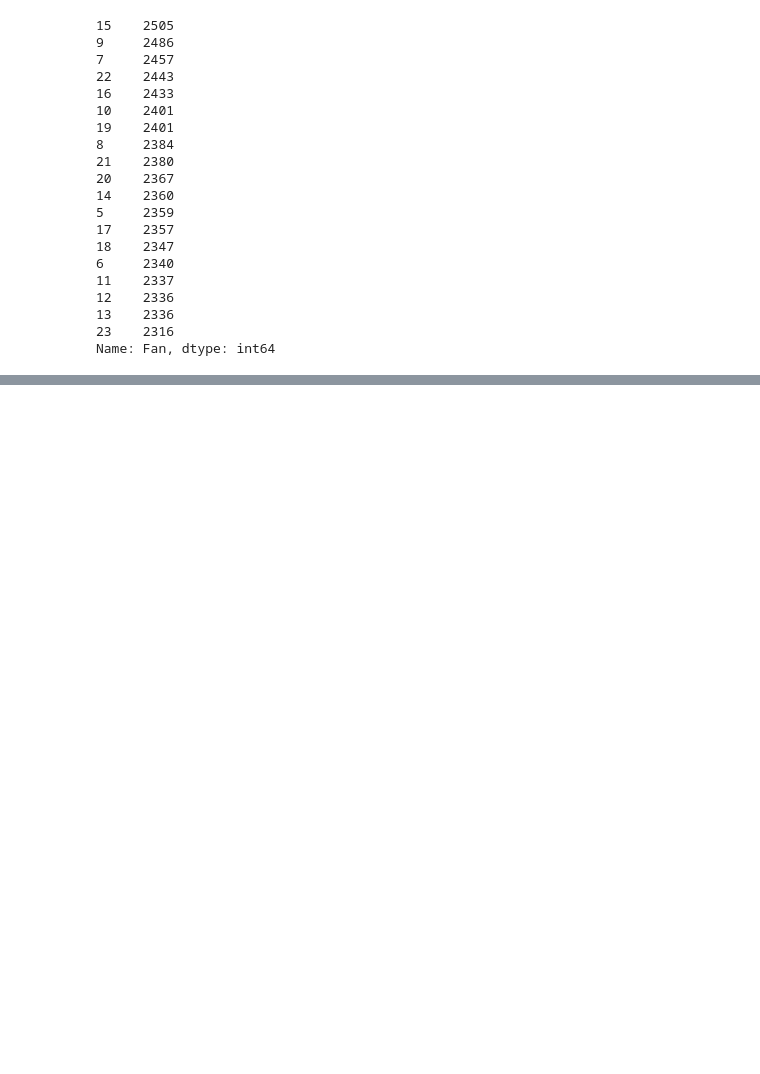
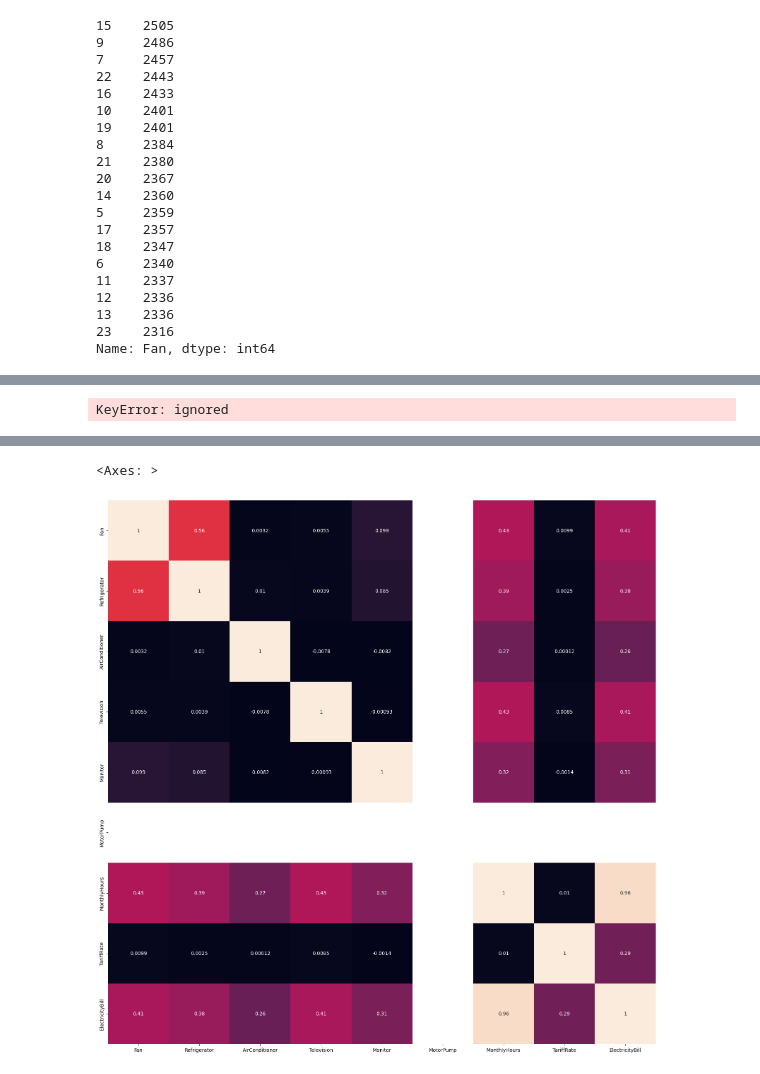
Before and after one commit to Aakash-mishra2/electricity-bill-by-devices-clustering, a Jupyter notebook: Electricity_bill_management.ipynb, the cells around one changed output, grey strips where cells are left out. Drawn from its saved outputs; the diff is of its cells as text; code cells hidden in the pictures; blank space fills up the shorter version.

```diff
--- a/Electricity_bill_management.ipynb
+++ b/Electricity_bill_management.ipynb
@@ -174,0 +241,5 @@ Name: Fan, dtype: int64
+# %%
+def dummies(x):
+  dummy = pd.get_dummies(electricity_df[x])
+  electricity_df.drop(columns = x , inplace = True)
+  return pd.concat([electricity_df, dummy], axis = 1)
@@ -174,0 +264,3 @@ Name: Fan, dtype: int64
+# %%
+electricity_df = dummies('City')
+electricity_df
@@ -174,0 +310,10 @@ Name: Fan, dtype: int64
+# %%
+elec_df_group.drop("TariffRate", axis = 1, inplace = True)
+elec_df_group.shape
+# %% [output]
+KeyError: ignored
+# %%
+plt.figure(figsize = (20, 20))
+corr_matrix = electricity_df.iloc[:, :10].corr()
+sns.heatmap(corr_matrix, annot = True, cbar = False)
+# %% [output]
@@ -174,0 +321,2 @@ Name: Fan, dtype: int64
+<Axes: >
+[figure, added]
```
Also changed, not shown: parts of 12 cells of this notebook.
